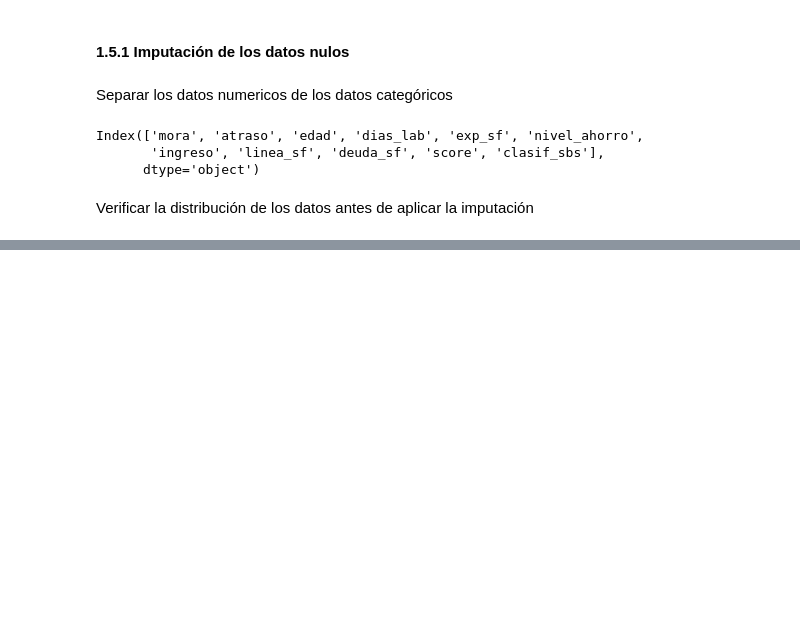
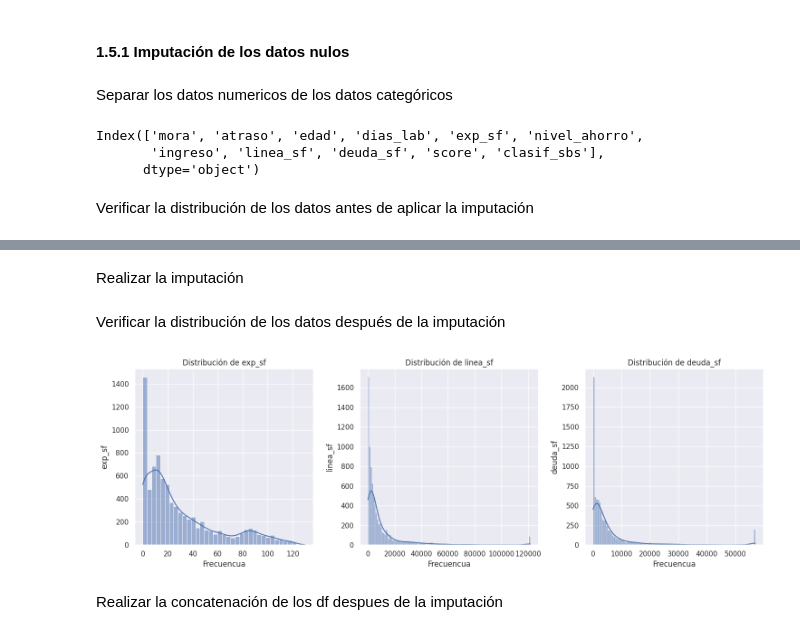
Before and after one commit to gonzakayunawel/tarea_1_mla, a Jupyter notebook: tarea_1_mla.ipynb, the cells around one changed output, grey strips where cells are left out. Saved outputs shown, nothing was run; the diff lists cells and outputs as text; code cells hidden in the pictures; blank space fills up the shorter version.

Commit message:
Imputación de los datos

```diff
--- a/tarea_1_mla.ipynb
+++ b/tarea_1_mla.ipynb
@@ -191,0 +192,38 @@ plt.show()
+# %% [markdown]
+Realizar la imputación
+# %%
+from sklearn.impute import KNNImputer
+
+imputer = KNNImputer()
+
+imputed_data = imputer.fit_transform(numeric_df)
+
+df_imputed = pd.DataFrame(imputed_data, columns=numeric_df.columns)
+# %% [markdown]
+Verificar la distribución de los datos después de la imputación
+# %%
+df_data = df_imputed
+
+nrows, ncols = 1, 3
+fig, ax = plt.subplots(nrows=nrows, ncols=ncols, figsize=(15,5))
+sns.set_theme()
+
+
+col_pos = 0
+for idx, col in enumerate(df_data[cols].columns):
+
+    # Visualización
+    sns.histplot(data=df_data, x=df_data[col], ax=ax[col_pos], kde=True)
+    ax[col_pos].set_title(f'Distribución de {col}')
+    ax[col_pos].set_xlabel('Frecuencua')
+    ax[col_pos].set_ylabel(col)
+
+    # Controlar el número de la columna
+    col_pos += 1
+
+plt.tight_layout()
+plt.show()
+# %% [output]
+[figure, added]
+# %% [markdown]
+Realizar la concatenación de los df despues de la imputación
```
Also changed, not shown: parts of 6 cells of this notebook.
